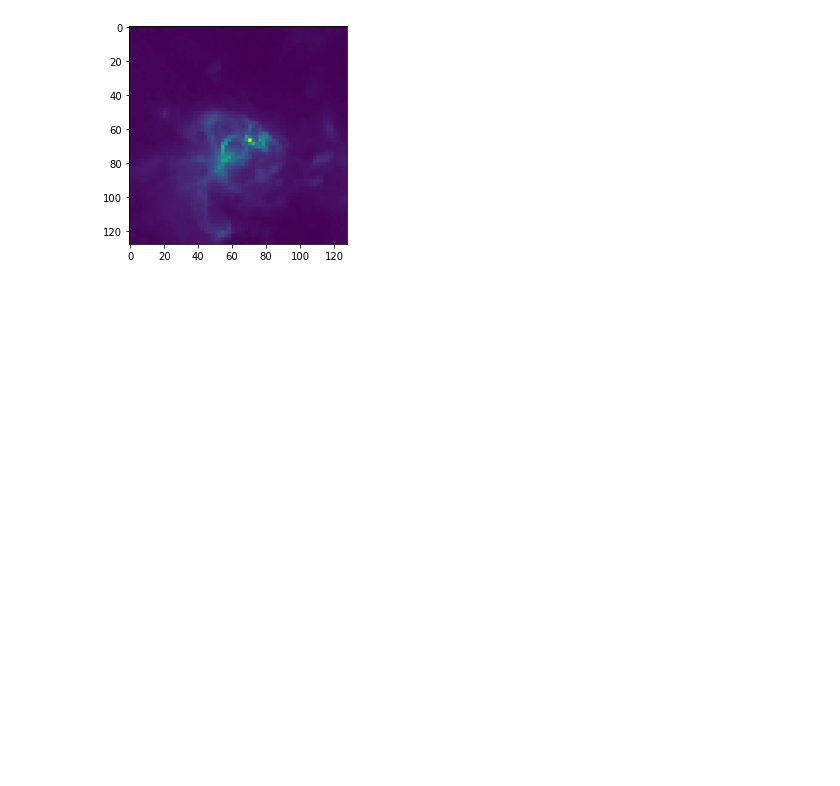
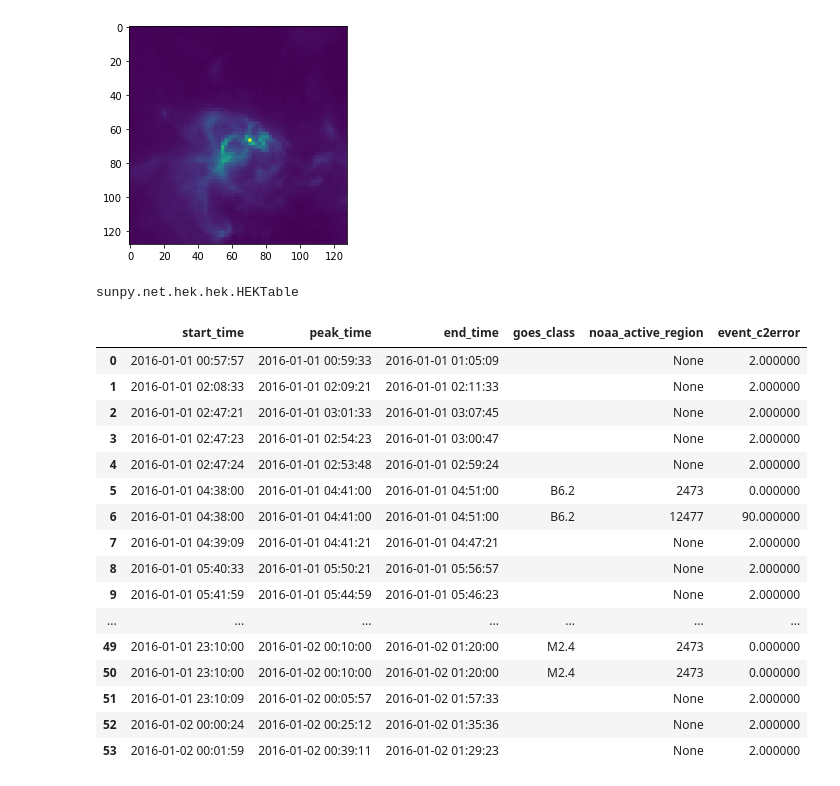
Before and after one commit to nikitagalayda/flare_lstm, a Jupyter notebook: FlareTrack.ipynb, the cells around one changed output. Cells and saved outputs as stored; diff of their text form; code cells hidden in the pictures; blank space fills up the shorter version.

```diff
--- a/FlareTrack.ipynb
+++ b/FlareTrack.ipynb
@@ -15,4 +18,5 @@ from feature_extractor import *
 from utils import *
 # %%
 os.environ["CUDA_VISIBLE_DEVICES"]="1"
+pd.set_option('display.max_rows', 500)
 # %%
@@ -101,3 +265,44 @@ plt.imshow(cutouts[1])
 # %% [output]
 <matplotlib.image.AxesImage at 0x...>
 [figure]
+# %%
+from sunpy.net import attrs as a
+from sunpy.net import Fido
+tstart = '2016/01/01 00:00:00'
+tend = '2016/01/02 00:30:00'
+event_type = 'FL'
+result = Fido.search(a.Time(tstart,tend), a.hek.EventType(event_type))
+# %%
+type(result['hek'])
+# %% [output]
+sunpy.net.hek.hek.HEKTable
+# %%
+event_table = result['hek']["event_starttime", "event_peaktime", "event_endtime", "fl_goescls", "ar_noaanum", "event_c2error"]
+event_df = event_table.to_pandas().rename(columns={
+    'event_starttime': 'start_time',
+    'event_peaktime': 'peak_time',
+    'event_endtime': 'end_time',
+    'fl_goescls': 'goes_class',
+    #'hgc_coord': 'goes_location',
+    'ar_noaanum': 'noaa_active_region',
+})
+# %%
+event_df
+# %% [output]
+|  | start_time | peak_time | end_time | goes_class | noaa_active_region | event_c2error |
+| 0 | 2016-01-01 00:57:57 | 2016-01-01 00:59:33 | 2016-01-01 01:05:09 |  | None | 2.000000 |
+| 1 | 2016-01-01 02:08:33 | 2016-01-01 02:09:21 | 2016-01-01 02:11:33 |  | None | 2.000000 |
+| 2 | 2016-01-01 02:47:21 | 2016-01-01 03:01:33 | 2016-01-01 03:07:45 |  | None | 2.000000 |
+| 3 | 2016-01-01 02:47:23 | 2016-01-01 02:54:23 | 2016-01-01 03:00:47 |  | None | 2.000000 |
+| 4 | 2016-01-01 02:47:24 | 2016-01-01 02:53:48 | 2016-01-01 02:59:24 |  | None | 2.000000 |
+| 5 | 2016-01-01 04:38:00 | 2016-01-01 04:41:00 | 2016-01-01 04:51:00 | B6.2 | 2473 | 0.000000 |
+| 6 | 2016-01-01 04:38:00 | 2016-01-01 04:41:00 | 2016-01-01 04:51:00 | B6.2 | 12477 | 90.000000 |
+| 7 | 2016-01-01 04:39:09 | 2016-01-01 04:41:21 | 2016-01-01 04:47:21 |  | None | 2.000000 |
+| 8 | 2016-01-01 05:40:33 | 2016-01-01 05:50:21 | 2016-01-01 05:56:57 |  | None | 2.000000 |
+| 9 | 2016-01-01 05:41:59 | 2016-01-01 05:44:59 | 2016-01-01 05:46:23 |  | None | 2.000000 |
+| ... | ... | ... | ... | ... | ... | ... |
+| 49 | 2016-01-01 23:10:00 | 2016-01-02 00:10:00 | 2016-01-02 01:20:00 | M2.4 | 2473 | 0.000000 |
+| 50 | 2016-01-01 23:10:00 | 2016-01-02 00:10:00 | 2016-01-02 01:20:00 | M2.4 | 2473 | 0.000000 |
+| 51 | 2016-01-01 23:10:09 | 2016-01-02 00:05:57 | 2016-01-02 01:57:33 |  | None | 2.000000 |
+| 52 | 2016-01-02 00:00:24 | 2016-01-02 00:25:12 | 2016-01-02 01:35:36 |  | None | 2.000000 |
+| 53 | 2016-01-02 00:01:59 | 2016-01-02 00:39:11 | 2016-01-02 01:29:23 |  | None | 2.000000 |
```
Also changed, not shown: parts of 18 cells of this notebook, 18 other files.
